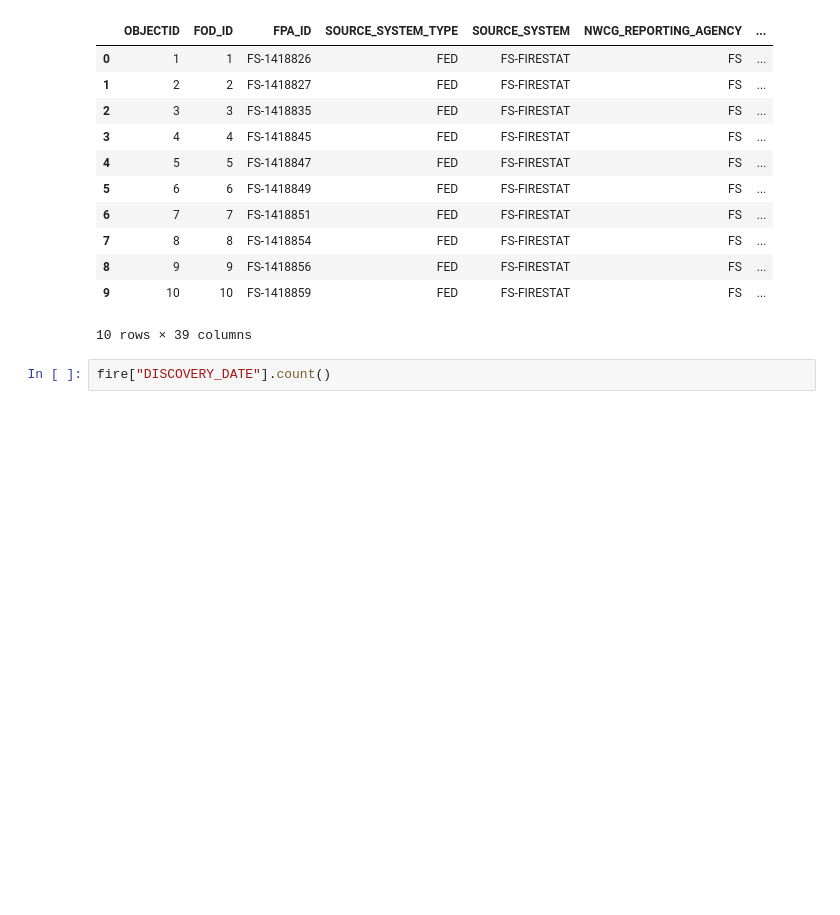
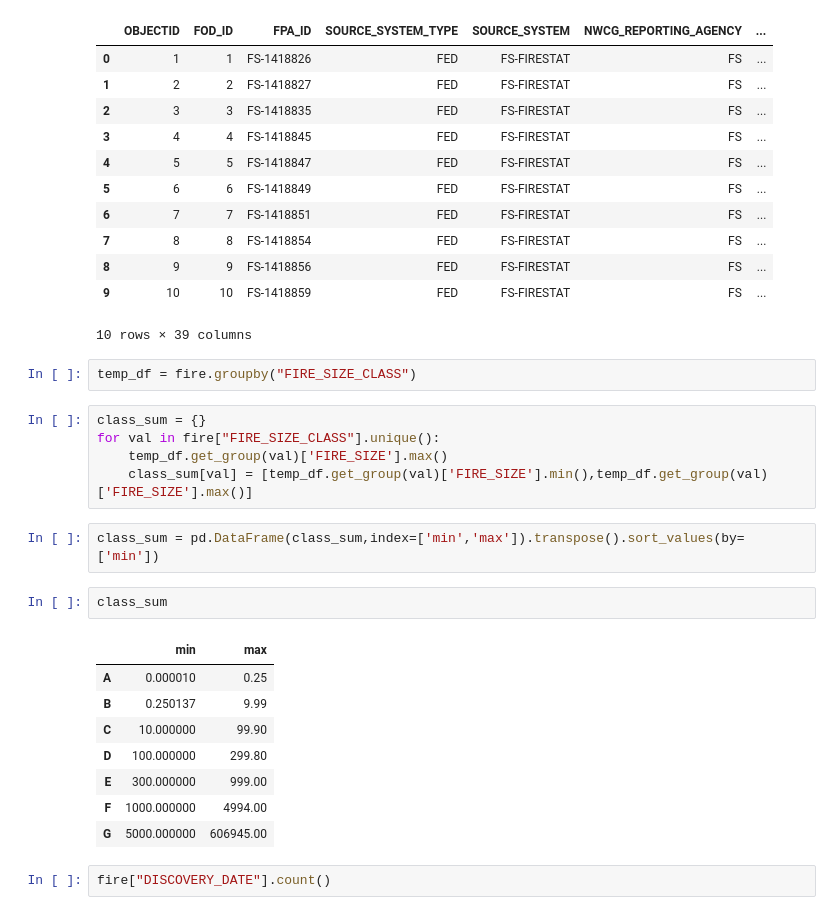
Before and after one commit to pldrobot/H20_Submissions, a Jupyter notebook: sql_process.ipynb, the cells around one changed output. Drawn from its saved outputs; the diff is of its cells as text; blank space fills up the shorter version.

```diff
--- a/sql_process.ipynb
+++ b/sql_process.ipynb
@@ -29,6 +29,26 @@ fire.head(10)
 | 8 | 9 | 9 | FS-1418856 | FED | FS-FIRESTAT | FS | ... |
 | 9 | 10 | 10 | FS-1418859 | FED | FS-FIRESTAT | FS | ... |
 10 rows × 39 columns
+# %%
+temp_df = fire.groupby("FIRE_SIZE_CLASS")
+# %%
+class_sum = {}
+for val in fire["FIRE_SIZE_CLASS"].unique():
+    temp_df.get_group(val)['FIRE_SIZE'].max()
+    class_sum[val] = [temp_df.get_group(val)['FIRE_SIZE'].min(),temp_df.get_group(val)['FIRE_SIZE'].max()]
+# %%
+class_sum = pd.DataFrame(class_sum,index=['min','max']).transpose().sort_values(by=['min'])
+# %%
+class_sum
+# %% [output]
+|  | min | max |
+| A | 0.000010 | 0.25 |
+| B | 0.250137 | 9.99 |
+| C | 10.000000 | 99.90 |
+| D | 100.000000 | 299.80 |
+| E | 300.000000 | 999.00 |
+| F | 1000.000000 | 4994.00 |
+| G | 5000.000000 | 606945.00 |
 # %%
 fire["DISCOVERY_DATE"].count()
 # %% [output]
```
Also changed, not shown: 1 other file.
